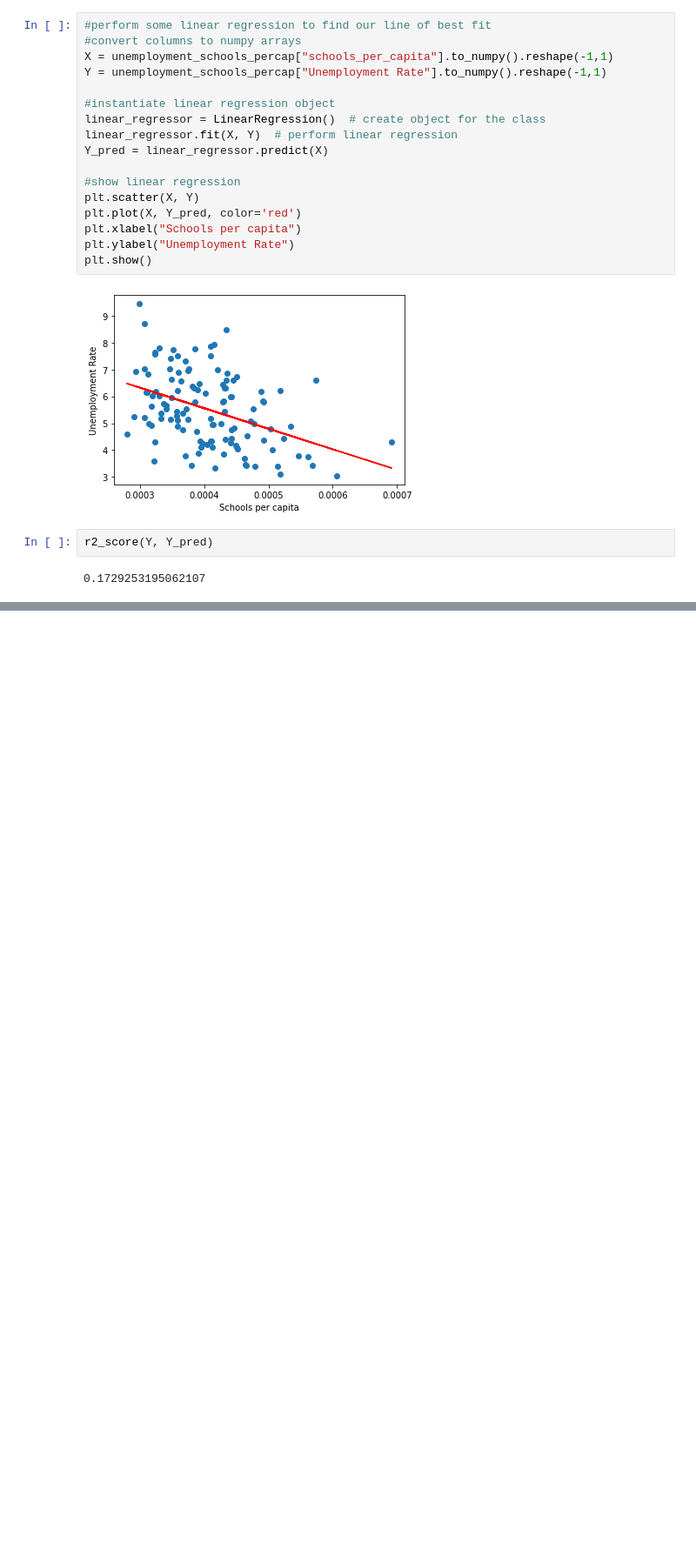
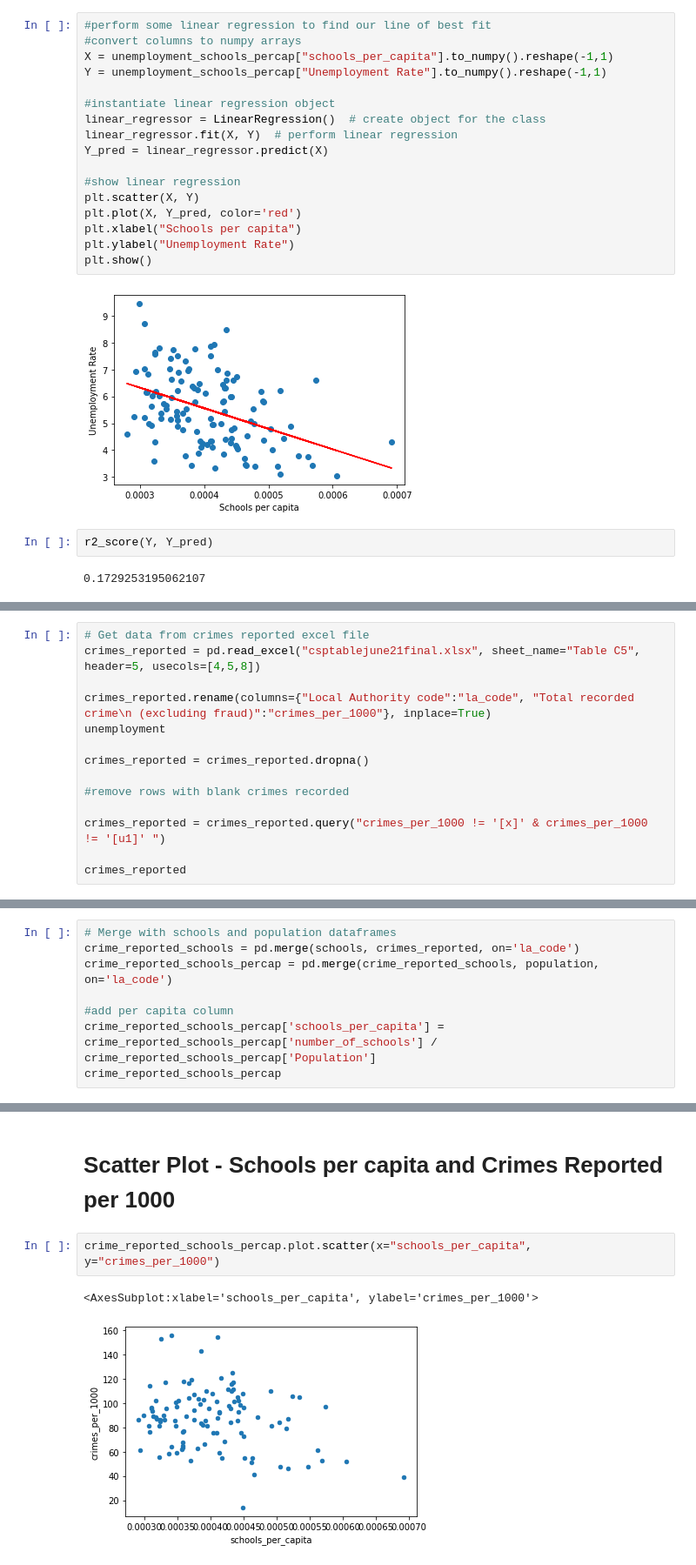
Before and after one commit to jordan-barrett-jm/uk-schools-analysis, a Jupyter notebook: UK Schools Analysis.ipynb, the cells around one changed output, grey strips where cells are left out. Shown: that part at 87% size. Saved outputs shown, nothing was run; the diff lists cells and outputs as text; blank space fills up the shorter version.

Commit message:
Added data for crimes reported

```diff
--- a/UK Schools Analysis.ipynb
+++ b/UK Schools Analysis.ipynb
@@ -260,0 +265,14 @@ r2_score(Y, Y_pred)
+# %%
+# Get data from crimes reported excel file
+crimes_reported = pd.read_excel("csptablejune21final.xlsx", sheet_name="Table C5", header=5, usecols=[4,5,8])
+
+crimes_reported.rename(columns={"Local Authority code":"la_code", "Total recorded crime\n (excluding fraud)":"crimes_per_1000"}, inplace=True)
+unemployment
+
+crimes_reported = crimes_reported.dropna()
+
+#remove rows with blank crimes recorded
+
+crimes_reported = crimes_reported.query("crimes_per_1000 != '[x]' & crimes_per_1000 != '[u1]' ")
+
+crimes_reported
@@ -260,0 +293,8 @@ r2_score(Y, Y_pred)
+# %%
+# Merge with schools and population dataframes
+crime_reported_schools = pd.merge(schools, crimes_reported, on='la_code')
+crime_reported_schools_percap = pd.merge(crime_reported_schools, population, on='la_code')
+
+#add per capita column
+crime_reported_schools_percap['schools_per_capita'] = crime_reported_schools_percap['number_of_schools'] / crime_reported_schools_percap['Population']
+crime_reported_schools_percap
@@ -260,0 +315,7 @@ r2_score(Y, Y_pred)
+# %% [markdown]
+# Scatter Plot - Schools per capita and Crimes Reported per 1000
+# %%
+crime_reported_schools_percap.plot.scatter(x="schools_per_capita", y="crimes_per_1000")
+# %% [output]
+<AxesSubplot:xlabel='schools_per_capita', ylabel='crimes_per_1000'>
+[figure, added]
```
Also changed, not shown: parts of 7 cells of this notebook.
